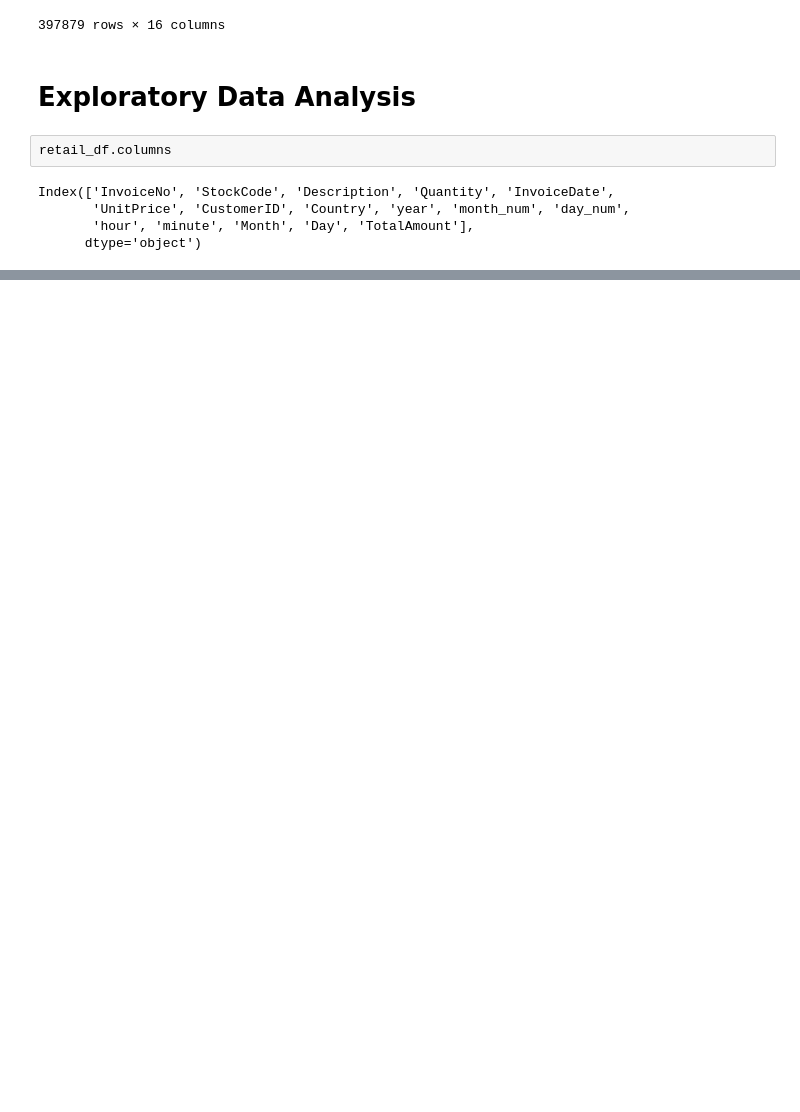
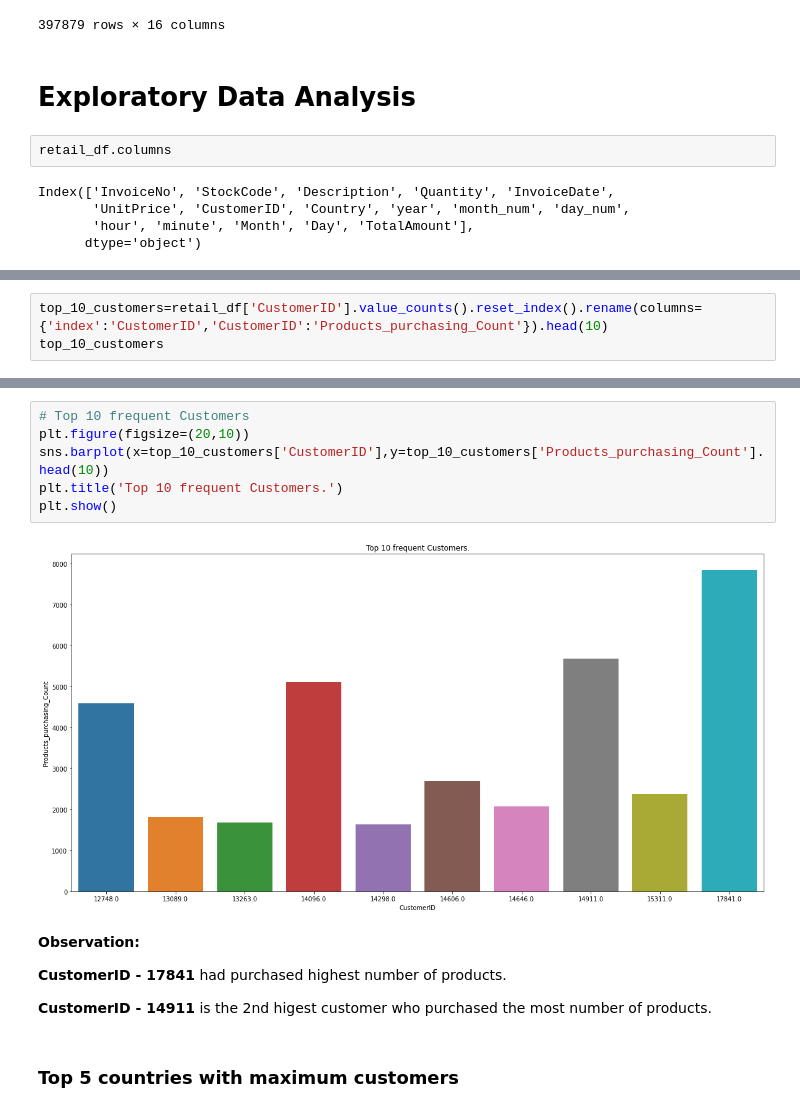
Before and after one commit to sidds4474/Online-Retail-Customer-Segmentation---ML, a Jupyter notebook: Online_Retail_Customer_Segmentation_Capstone_Project.ipynb, the cells around one changed output, grey strips where cells are left out. Drawn from its saved outputs; the diff is of its cells as text; blank space fills up the shorter version.

```diff
--- a/Online_Retail_Customer_Segmentation_Capstone_Project.ipynb
+++ b/Online_Retail_Customer_Segmentation_Capstone_Project.ipynb
@@ -280,0 +369,3 @@ Index(['InvoiceNo', 'StockCode', 'Description', 'Quantity', 'InvoiceDate',
+# %%
+top_10_customers=retail_df['CustomerID'].value_counts().reset_index().rename(columns={'index':'CustomerID','CustomerID':'Products_purchasing_Count'}).head(10)
+top_10_customers
@@ -280,0 +384,16 @@ Index(['InvoiceNo', 'StockCode', 'Description', 'Quantity', 'InvoiceDate',
+# %%
+# Top 10 frequent Customers
+plt.figure(figsize=(20,10))
+sns.barplot(x=top_10_customers['CustomerID'],y=top_10_customers['Products_purchasing_Count'].head(10))
+plt.title('Top 10 frequent Customers.')
+plt.show()
+# %% [output]
+[figure, added]
+# %% [markdown]
+**Observation:**
+
+**CustomerID - 17841** had purchased highest number of products.
+
+**CustomerID - 14911** is the 2nd higest customer who purchased the most number of products.
+# %% [markdown]
+### **Top 5 countries with maximum customers**
```
Also changed, not shown: parts of 39 cells of this notebook.
